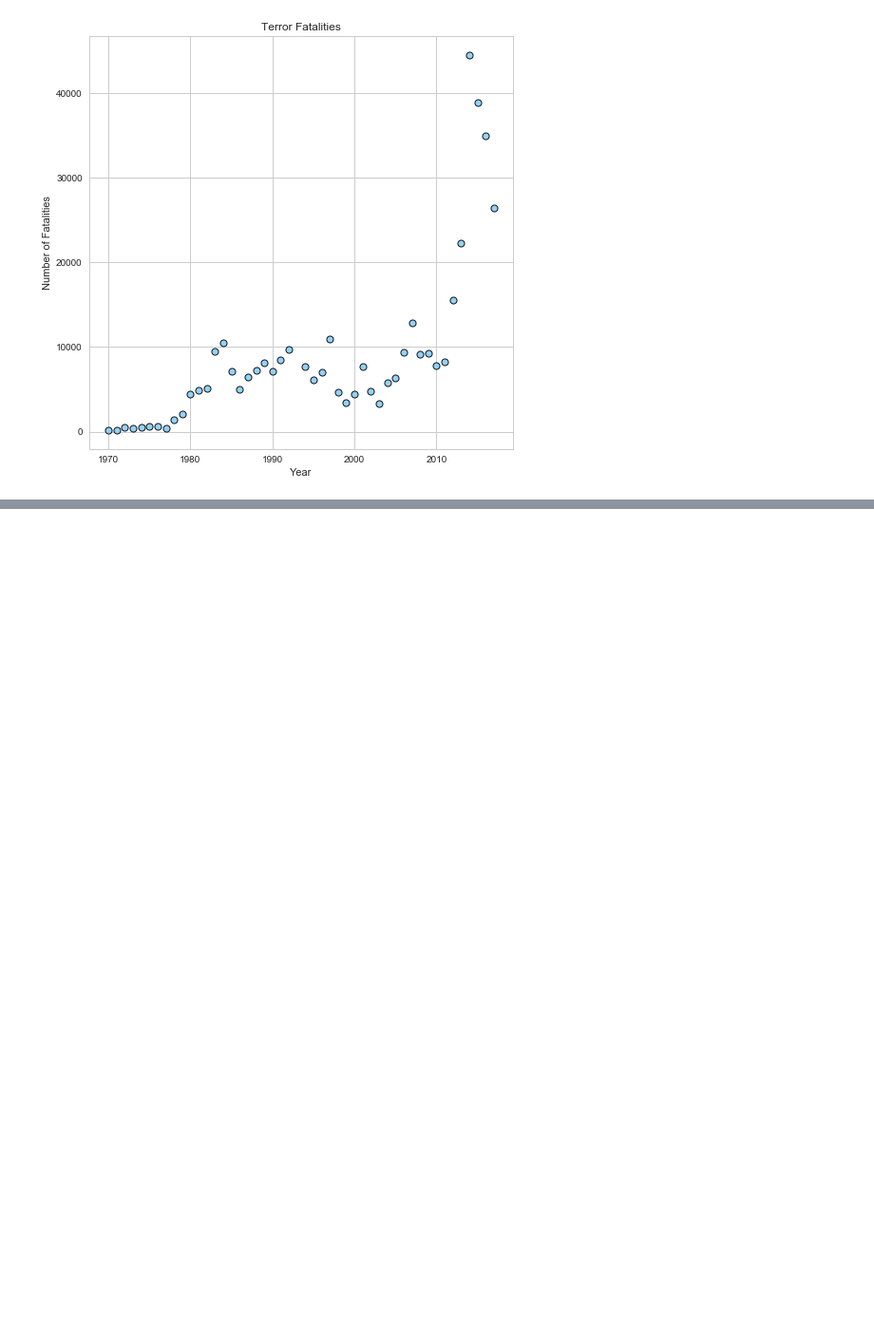
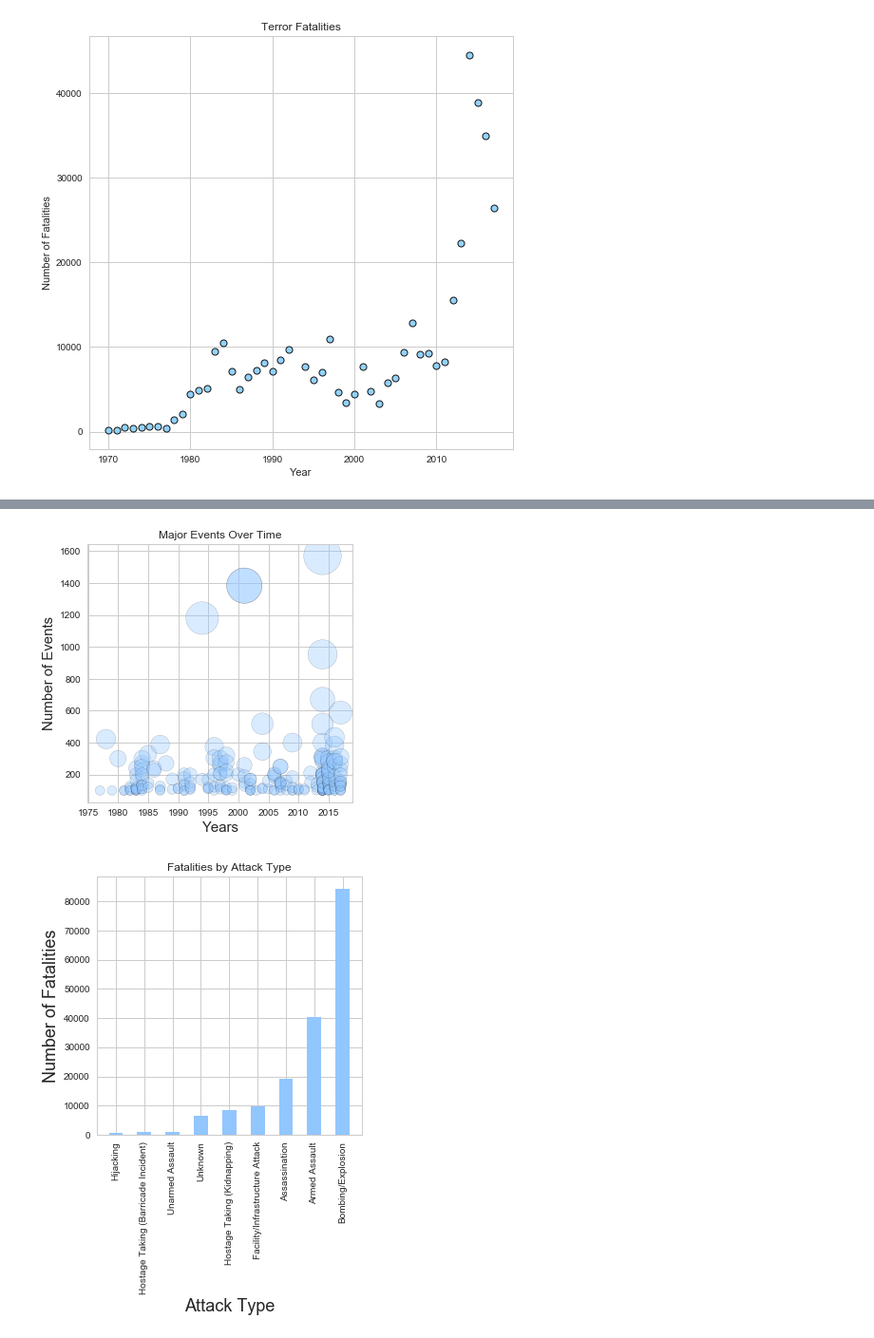
Before and after one commit to chasedavid/Global-Terrorism-Visualization, a Jupyter notebook: main.ipynb, the cells around one changed output, grey strips where cells are left out. Shown: that part at 95% size. Cells and saved outputs as stored; diff of their text form; code cells hidden in the pictures; blank space fills up the shorter version.

```diff
--- a/main.ipynb
+++ b/main.ipynb
@@ -90,3 +91,15 @@ fig.add_layer(heat_layer)
 fig
 # %% [output]
 [interactive output not drawn]
+# %%
+f=MajorEvents(terror_data)
+f.show()
+plt.savefig('MajorEventsOverTime.png')
+
+
+f=FatalitiesbyAttack(terror_data)
+f.show
+plt.savefig("Fatalities by Attack Type.png")
+# %% [output]
+[figure, added]
+[figure, added]
```
Also changed, not shown: parts of 2 cells of this notebook, 1 other file.
